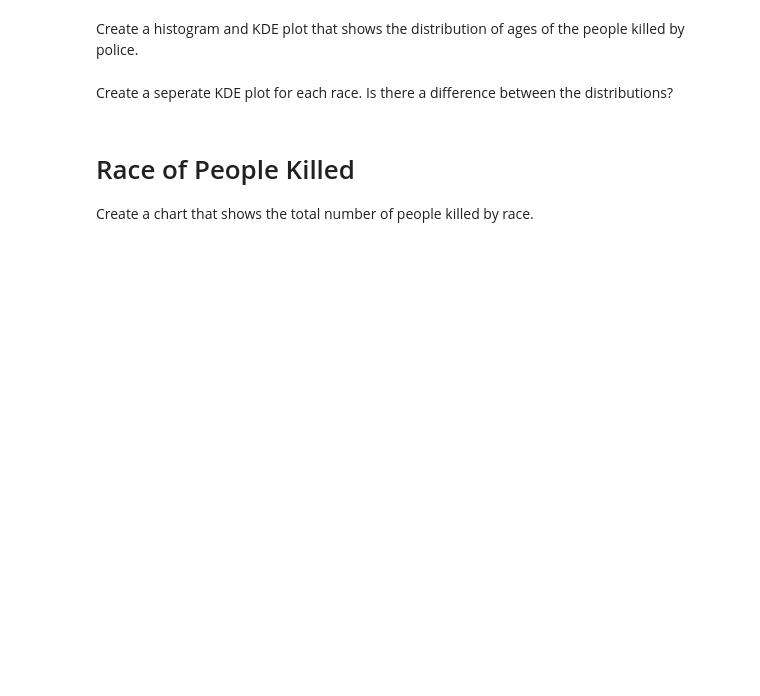
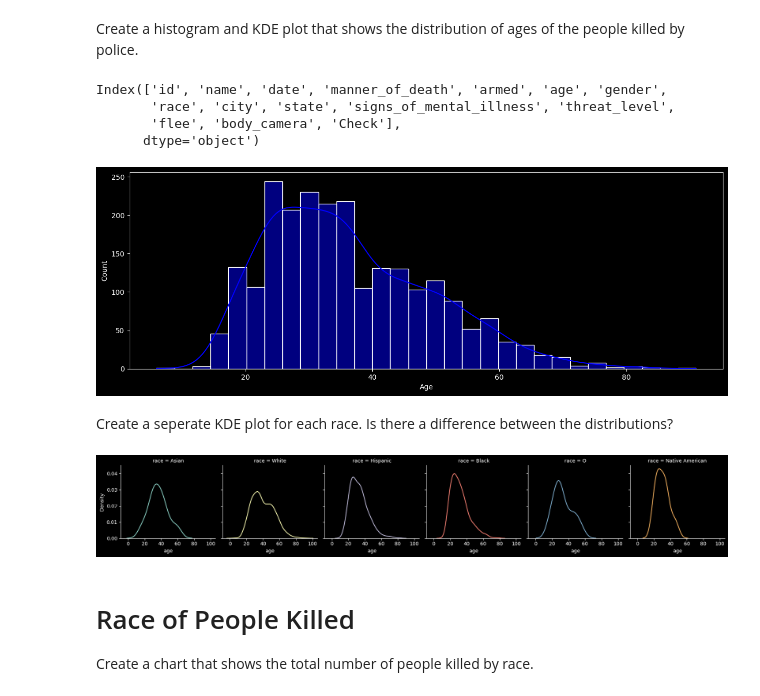
Before and after one commit to SeanRVACode/Professional-Portfolio, a Jupyter notebook: Analyze Deaths involving Police in the US/Fatal_Force_(start).ipynb, the cells around one changed output. Cells and saved outputs as stored; diff of their text form; code cells hidden in the pictures; blank space fills up the shorter version.

Commit message:
kde race done

```diff
--- a/Analyze Deaths involving Police in the US/Fatal_Force_(start).ipynb
+++ b/Analyze Deaths involving Police in the US/Fatal_Force_(start).ipynb
@@ -456,8 +456,46 @@ print(f'Percentage of people who were 25 or younger that were killed {under_25:.
 Percentage of people who were 25 or younger that were killed 21.81
 # %% [markdown]
 Create a histogram and KDE plot that shows the distribution of ages of the people killed by police.
+# %%
+df_age.dropna(subset='race',inplace=True,axis=0)
+df_age.replace({
+    "race":{
+        "A":"Asian",
+        "W":"White",
+        "B":"Black",
+        "H":"Hispanic",
+        "N":"Native American"
+
+    }
+},inplace=True)
+df_age['race'].unique()
+df_age.columns
+# %% [output]
+Index(['id', 'name', 'date', 'manner_of_death', 'armed', 'age', 'gender',
+       'race', 'city', 'state', 'signs_of_mental_illness', 'threat_level',
+       'flee', 'body_camera', 'Check'],
+      dtype='object')
+# %%
+
+plt.figure(figsize=(15,5),facecolor="black")
+sns.histplot(df_age,kde=True,x='age',color="blue")
+
+
+plt.xlabel('Age')
+plt.ylabel('Count')
+plt.show()
+# %% [output]
+[figure, added]
 # %% [markdown]
 Create a seperate KDE plot for each race. Is there a difference between the distributions?
+# %%
+df_age_grouped = df_age.groupby(['age','race'])['race'].value_counts().reset_index(name='count')
+
+g = sns.FacetGrid(df_age,col='race',hue='race')
+g.map(sns.kdeplot,'age')
+plt.show()
+# %% [output]
+[figure, added]
 # %% [markdown]
 # Race of People Killed
 
```
Also changed, not shown: parts of 3 cells of this notebook, 1 other file.
